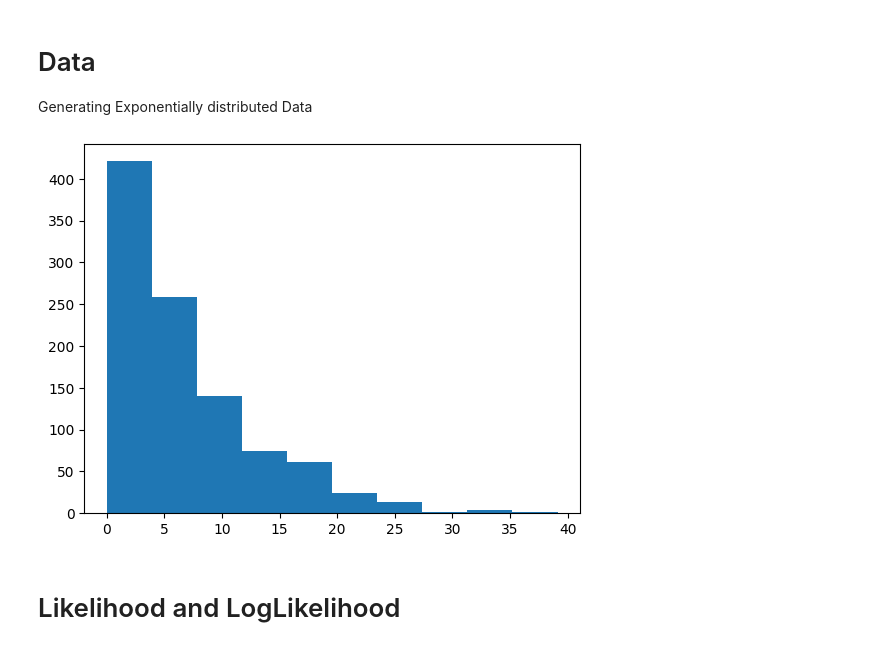
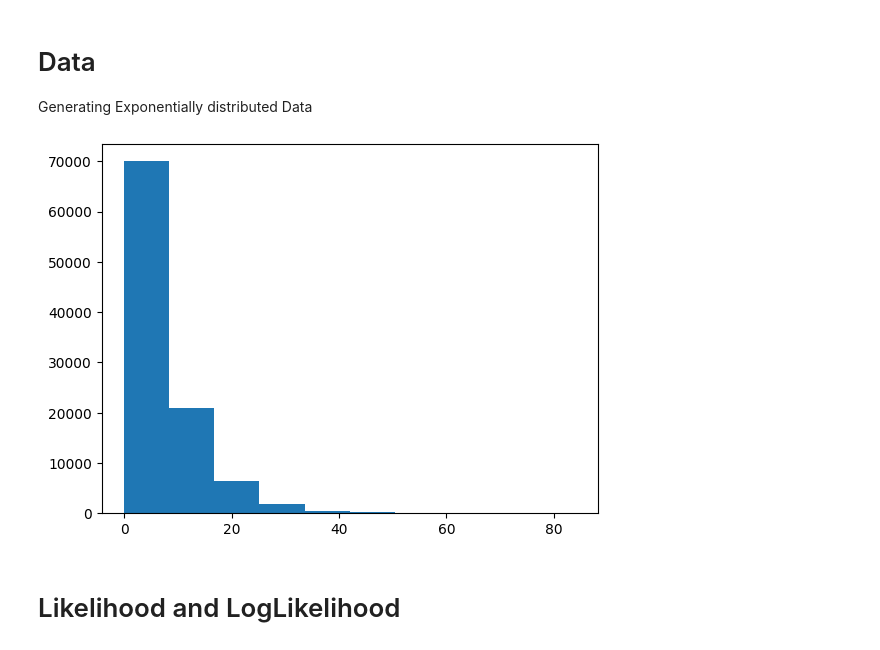
Before and after one commit to Yehan-Edirisinghe/Labo_cal, a Jupyter notebook: lecture_9/note.ipynb, the cells around one changed output. Drawn from its saved outputs; the diff is of its cells as text; code cells hidden in the pictures.

```diff
--- a/lecture_9/note.ipynb
+++ b/lecture_9/note.ipynb
@@ -41,17 +42,17 @@ def skewness(sample):
 <h1>Data</h1>
 Generating Exponentially distributed Data
 # %%
-N = 1000
+N = 100000
 t0 = 7      #caratteristic time
 
 
 dati = pdf(N,t0)
 
 
 plt.hist(dati,bins=10)
 plt.show()
 # %% [output]
-[figure, old version]
+[figure, new version]
 # %% [markdown]
 <h1>Likelihood and LogLikelihood
 # %% [markdown]
```
Also changed, not shown: parts of 17 cells of this notebook, 1 other file.
